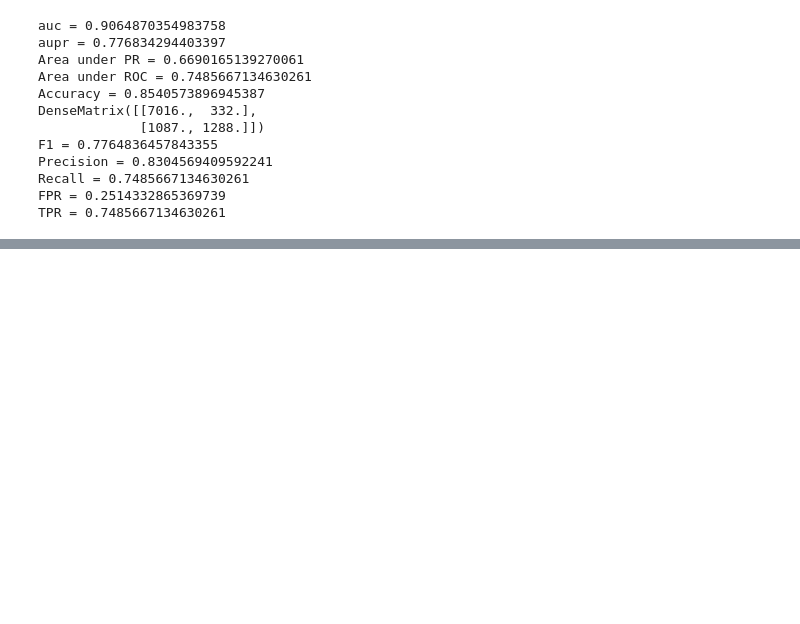
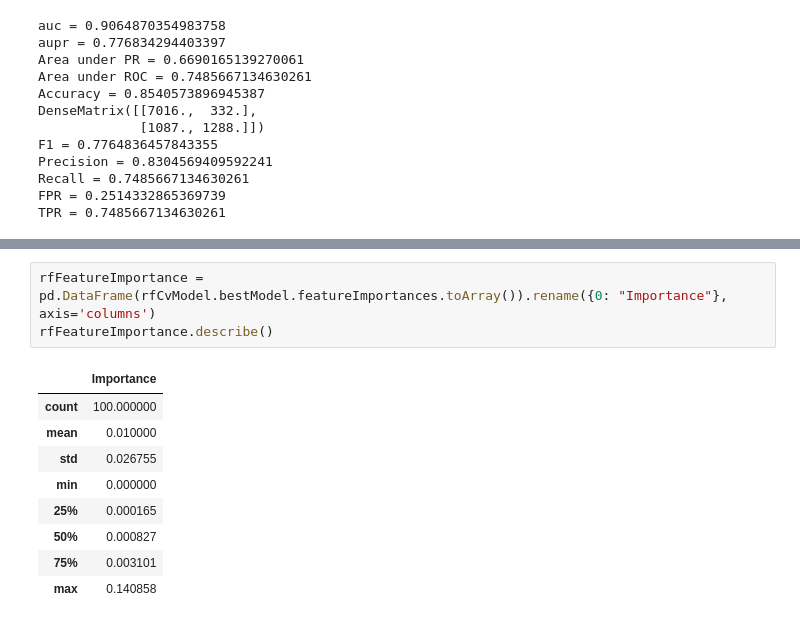
Before and after one commit to sv650s/springboard, a Jupyter notebook: aic-9_3_7-scalable-ml-with-SparkML-mini-project/Spark ML Mini-Project.ipynb, the cells around one changed output, grey strips where cells are left out. Drawn from its saved outputs; the diff is of its cells as text; blank space fills up the shorter version.

```diff
--- a/aic-9_3_7-scalable-ml-with-SparkML-mini-project/Spark ML Mini-Project.ipynb
+++ b/aic-9_3_7-scalable-ml-with-SparkML-mini-project/Spark ML Mini-Project.ipynb
@@ -1024,0 +1055,13 @@ AttributeError: 'RandomForestClassificationModel' object has no attribute 'coeff
+# %%
+rfFeatureImportance = pd.DataFrame(rfCvModel.bestModel.featureImportances.toArray()).rename({0: "Importance"}, axis='columns')
+rfFeatureImportance.describe()
+# %% [output]
+|  | Importance |
+| count | 100.000000 |
+| mean | 0.010000 |
+| std | 0.026755 |
+| min | 0.000000 |
+| 25% | 0.000165 |
+| 50% | 0.000827 |
+| 75% | 0.003101 |
+| max | 0.140858 |
```
Also changed, not shown: parts of 9 cells of this notebook, 9 other files.
